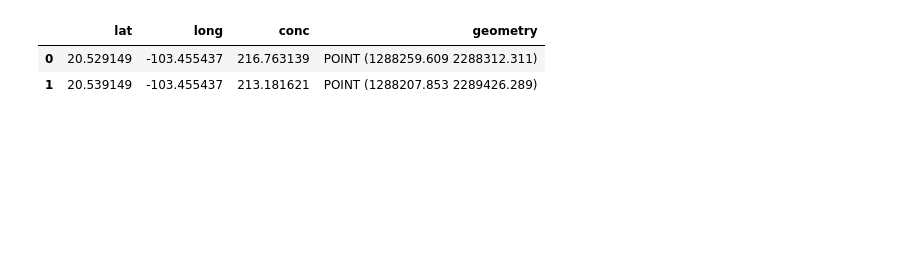
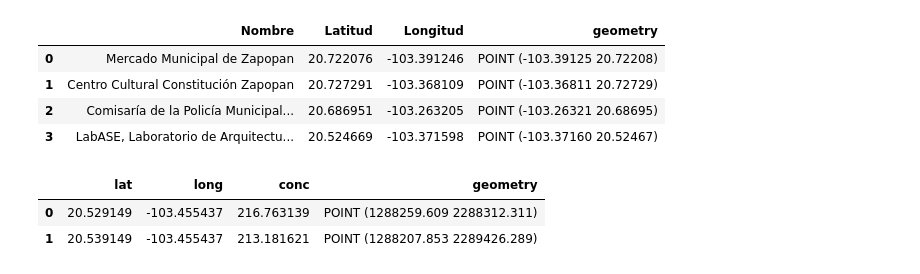
Before and after one commit to lac-analytics/gdlaire, a Jupyter notebook: notebooks/01-Estaciones-catch-area.ipynb, the cells around one changed output. Drawn from its saved outputs; the diff is of its cells as text; code cells hidden in the pictures; blank space fills up the shorter version.

```diff
--- a/notebooks/01-Estaciones-catch-area.ipynb
+++ b/notebooks/01-Estaciones-catch-area.ipynb
@@ -21,3 +59,12 @@ gdf_est.head(2)
+# %%
+gdf = gpd.GeoDataFrame(df, geometry=gpd.points_from_xy(df.Longitud, df.Latitud))
+gdf.set_crs(edges.crs, inplace=True)
+# %% [output]
+|  | Nombre | Latitud | Longitud | geometry |
+| 0 | Mercado Municipal de Zapopan | 20.722076 | -103.391246 | POINT (-103.39125 20.72208) |
+| 1 | Centro Cultural Constitución Zapopan | 20.727291 | -103.368109 | POINT (-103.36811 20.72729) |
+| 2 | Comisaría de la Policía Municipal... | 20.686951 | -103.263205 | POINT (-103.26321 20.68695) |
+| 3 | LabASE, Laboratorio de Arquitectu... | 20.524669 | -103.371598 | POINT (-103.37160 20.52467) |
 # %%
 gdf_air = gpd.read_file('../data/processed/PM10_2018-12-20_23h_hour.geojson')
 gdf_air = ox.project_gdf(gdf_air,to_crs='EPSG:4485')
```
Also changed, not shown: parts of 13 cells of this notebook, 9 other files.
